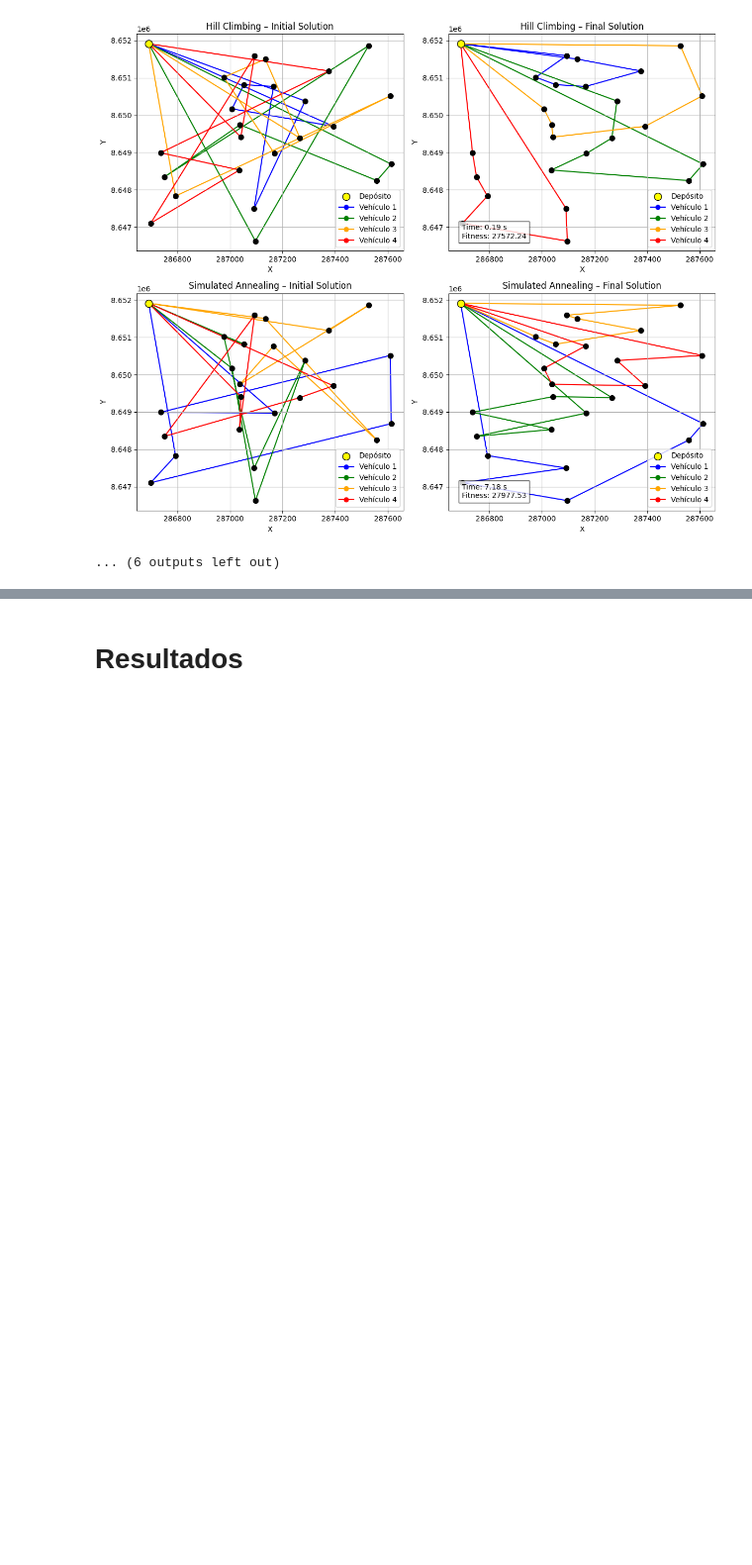
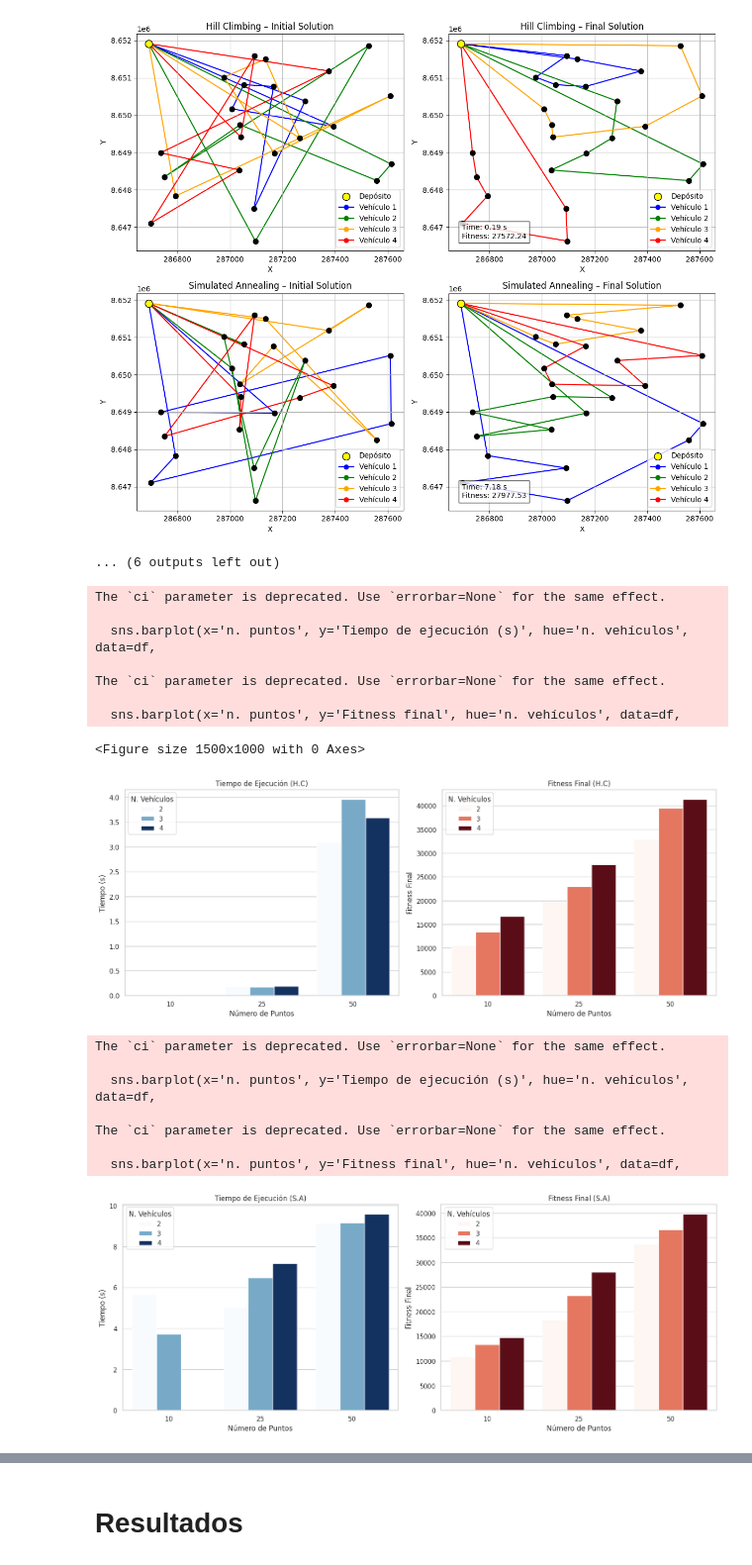
Before and after one commit to diperezbgit/IA-FUNDAMENTALS, a Jupyter notebook: TAREA_2/TAREA_2_HC_SA_pynb.ipynb, the cells around one changed output, grey strips where cells are left out. Shown at 99% size. Cells and saved outputs as stored; diff of their text form; code cells hidden in the pictures; blank space fills up the shorter version.

```diff
--- a/TAREA_2/TAREA_2_HC_SA_pynb.ipynb
+++ b/TAREA_2/TAREA_2_HC_SA_pynb.ipynb
@@ -314,3 +314,71 @@ Final:   [[22, 24, 14, 13, 12, 11], [21, 7, 9, 8, 10, 23], [15, 1, 3, 16, 4, 2],
 Costo final:   27977.526199054522
 [figure]
 ... (6 outputs left out)
+# %%
+import seaborn as sns
+
+data_hc = {
+    'n. puntos': [10, 10, 10, 25, 25, 25, 50, 50, 50],
+    'n. vehículos': [2, 3, 4, 2, 3, 4, 2, 3, 4],
+    'Fitness final': [10619.35, 13371.48, 16714.32, 19835.39, 23019.09, 27572.24, 32919.47, 39450.43, 41335.25],
+    'Tiempo de ejecución (s)': [0.01, 0.01, 0.00, 0.18, 0.17, 0.19, 3.10, 3.96, 3.59],
+    'Algorithm': ['H.C']*9
+}
+
+data_sa = {
+    'n. puntos': [10, 10, 10, 25, 25, 25, 50, 50, 50],
+    'n. vehículos': [2, 3, 4, 2, 3, 4, 2, 3, 4],
+    'Fitness final': [10837.70, 13371.48, 14797.60, 18379.75, 23217.67, 27977.53, 33735.44, 36601.64, 39776.79],
+    'Tiempo de ejecución (s)': [5.64, 3.72, 0.01, 5.02, 6.47, 7.18, 9.14, 9.15, 9.58],
+    'Algorithm': ['S.A']*9
+}
+
+df_hc = pd.DataFrame(data_hc)
+df_sa = pd.DataFrame(data_sa)
+df_combined = pd.concat([df_hc, df_sa])
+
+
+sns.set(style="whitegrid")
+plt.figure(figsize=(15, 10))
+
+# Plots separados para cada algoritmo
+for algorithm in ['H.C', 'S.A']:
+    plt.figure(figsize=(15, 6))
+    df = df_combined[df_combined['Algorithm'] == algorithm]
+
+    plt.subplot(1, 2, 1)
+    sns.barplot(x='n. puntos', y='Tiempo de ejecución (s)', hue='n. vehículos', data=df,
+                palette='Blues', ci=None)
+    plt.title(f'Tiempo de Ejecución ({algorithm})')
+    plt.ylabel('Tiempo (s)')
+    plt.xlabel('Número de Puntos')
+    plt.legend(title='N. Vehículos')
+
+    plt.subplot(1, 2, 2)
+    sns.barplot(x='n. puntos', y='Fitness final', hue='n. vehículos', data=df,
+                palette='Reds', ci=None)
+    plt.title(f'Fitness Final ({algorithm})')
+    plt.ylabel('Fitness Final')
+    plt.xlabel('Número de Puntos')
+    plt.legend(title='N. Vehículos')
+
+    plt.tight_layout()
+    plt.show()
+# %% [output]
+The `ci` parameter is deprecated. Use `errorbar=None` for the same effect.
+
+  sns.barplot(x='n. puntos', y='Tiempo de ejecución (s)', hue='n. vehículos', data=df,
+
+The `ci` parameter is deprecated. Use `errorbar=None` for the same effect.
+
+  sns.barplot(x='n. puntos', y='Fitness final', hue='n. vehículos', data=df,
+<Figure size 1500x1000 with 0 Axes>
+[figure, added]
+The `ci` parameter is deprecated. Use `errorbar=None` for the same effect.
+
+  sns.barplot(x='n. puntos', y='Tiempo de ejecución (s)', hue='n. vehículos', data=df,
+
+The `ci` parameter is deprecated. Use `errorbar=None` for the same effect.
+
+  sns.barplot(x='n. puntos', y='Fitness final', hue='n. vehículos', data=df,
+[figure, added]
```
Also changed, not shown: parts of 1 cell of this notebook.
